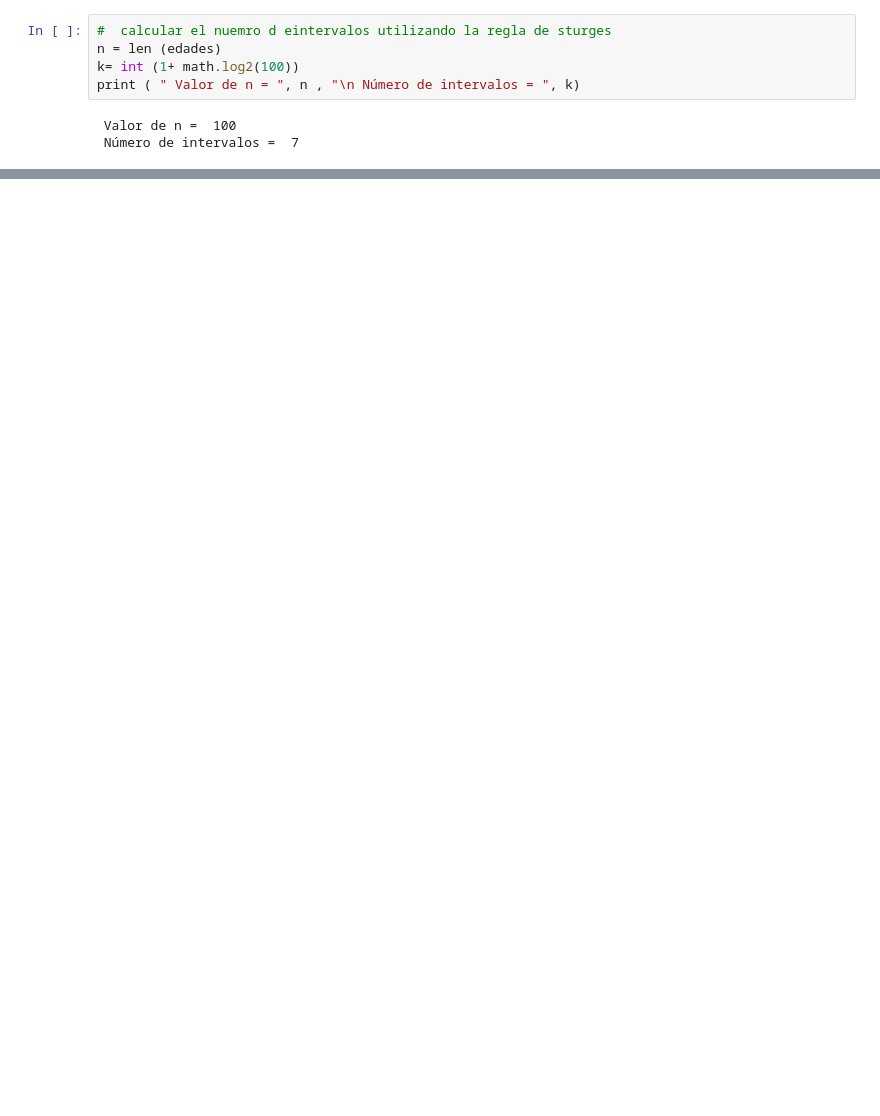
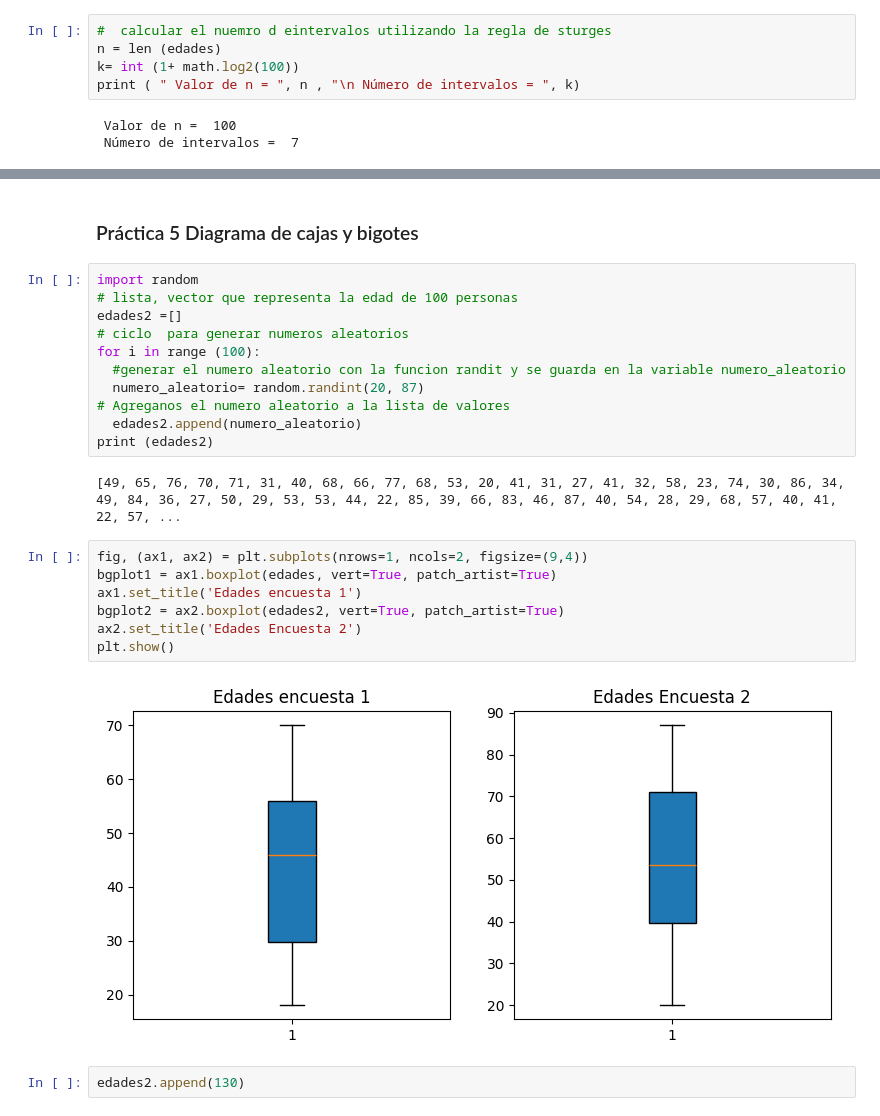
Before and after one commit to AnahiGutierrez22/Estadistica, a Jupyter notebook: Unidad1/Practica4.ipynb, the cells around one changed output, grey strips where cells are left out. Saved outputs shown, nothing was run; the diff lists cells and outputs as text; blank space fills up the shorter version.

```diff
--- a/Unidad1/Practica4.ipynb
+++ b/Unidad1/Practica4.ipynb
@@ -243,0 +244,26 @@ Text(0, 0.5, 'Frecuencia')
+# %% [markdown]
+### Práctica 5 Diagrama de cajas y bigotes
+# %%
+import random
+# lista, vector que representa la edad de 100 personas
+edades2 =[]
+# ciclo  para generar numeros aleatorios
+for i in range (100):
+  #generar el numero aleatorio con la funcion randit y se guarda en la variable numero_aleatorio
+  numero_aleatorio= random.randint(20, 87)
+# Agreganos el numero aleatorio a la lista de valores
+  edades2.append(numero_aleatorio)
+print (edades2)
+# %% [output]
+[49, 65, 76, 70, 71, 31, 40, 68, 66, 77, 68, 53, 20, 41, 31, 27, 41, 32, 58, 23, 74, 30, 86, 34, 49, 84, 36, 27, 50, 29, 53, 53, 44, 22, 85, 39, 66, 83, 46, 87, 40, 54, 28, 29, 68, 57, 40, 41, 22, 57, ...
+# %%
+fig, (ax1, ax2) = plt.subplots(nrows=1, ncols=2, figsize=(9,4))
+bgplot1 = ax1.boxplot(edades, vert=True, patch_artist=True)
+ax1.set_title('Edades encuesta 1')
+bgplot2 = ax2.boxplot(edades2, vert=True, patch_artist=True)
+ax2.set_title('Edades Encuesta 2')
+plt.show()
+# %% [output]
+[figure, added]
+# %%
+edades2.append(130)
```
Also changed, not shown: parts of 14 cells of this notebook.
